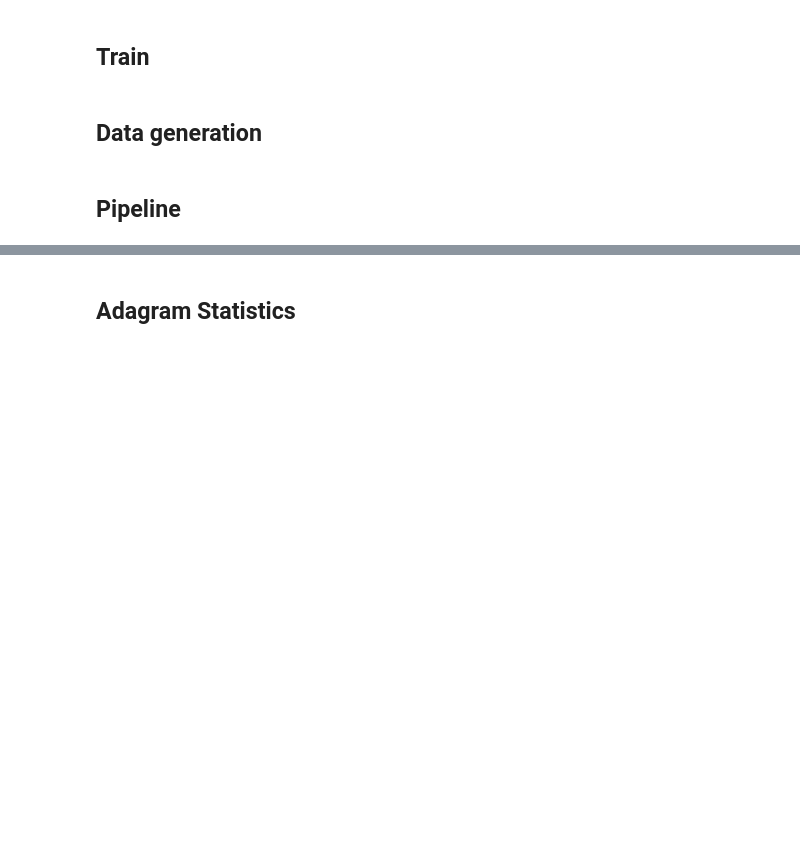
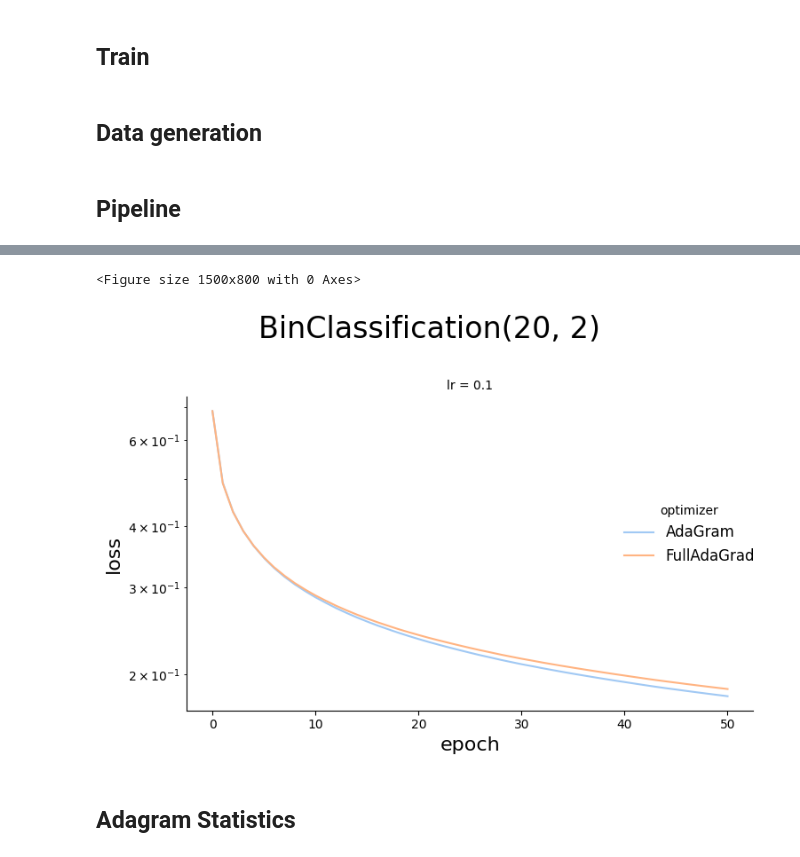
Before and after one commit to tnmtvv/AdaGram, a Jupyter notebook: notebooks/gram_tests.ipynb, the cells around one changed output, grey strips where cells are left out. Drawn from its saved outputs; the diff is of its cells as text; code cells hidden in the pictures; blank space fills up the shorter version.

```diff
--- a/notebooks/gram_tests.ipynb
+++ b/notebooks/gram_tests.ipynb
@@ -447,0 +463,8 @@ Torch_Adagrad
+# %%
+df = pd.read_csv(f'results/seeds_diff_{in_dims[0]}_by_{out_dims[0]}.csv')
+# df_1 = pd.read_csv(f'results/no_svd_adagrad__{in_dims[0]}_by_{out_dims[0]}.csv')
+# df_2 = pd.read_csv(f'results/adagrad_{in_dims[0]}_by_{out_dims[0]}.csv')
+# df = pd.concat([df_1["optimizer == 'AdaGramFR_nosvd rank 2'"], df_2])
+# df = pd.concat([df_1, df_2])
+# df['loss'] = df['loss'].astype(float)
+df.head()
@@ -448 +478,45 @@ Torch_Adagrad
+# %%
+plt.figure(figsize=(15, 8))
+grid = sns.FacetGrid(
+    data=df.query("mode == 'test'"),
+    # "optimizer != 'AdaGramFR_s'vd rank 2' and optimizer != 'AdaGramFR_svd rank 3'and optimizer != 'AdaGramFR_svd rank 5'"),
+    col='lr',
+    height=5,
+    aspect=1.2,
+    sharey=True
+)
+
+grid.map_dataframe(
+    sns.lineplot,
+    x='epoch',
+    # y='avg_epoch_time',
+    y='loss',
+    # style='mode',
+    hue='optimizer',
+    palette='pastel',
+    linewidth=1.5
+)
+
+# Set bigger font size for legend title and legend text
+grid.add_legend(title='optimizer', title_fontsize='15', fontsize='12')
+
+# grid.fig.suptitle(f'LinRegression({in_dims[0]}, {out_dims[0]})',
+#                   fontsize=24, y=1.02)
+
+grid.fig.suptitle(f'BinClassification({in_dims[0]}, {out_dims[0]})',
+                  fontsize=24, y=1.02)
+
+# Set bigger font size for axis labels
+for ax in grid.axes.flat:
+    ax.set_yscale('log')
+    ax.set_xlabel(ax.get_xlabel(), fontsize=16)
+    ax.set_ylabel(ax.get_ylabel(), fontsize=16)
+
+grid.set_titles(col_template="lr = {col_name}", fontsize=20)
+
+plt.tight_layout()
+plt.show()
+# %% [output]
+<Figure size 1500x800 with 0 Axes>
+[figure, new version]
 # %%
```
Also changed, not shown: parts of 15 cells of this notebook, 5 other files.
